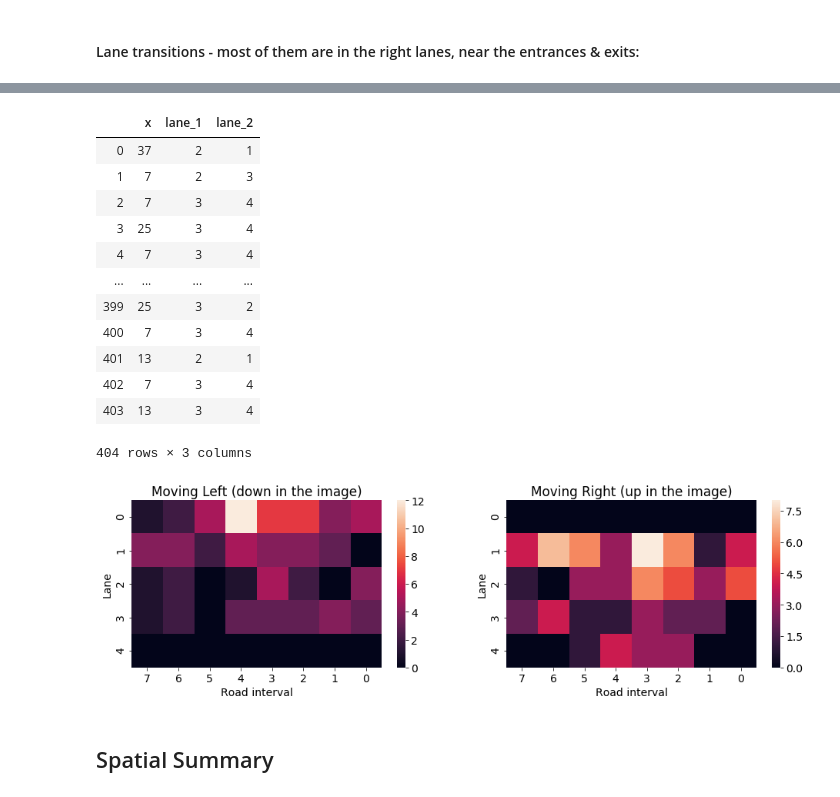
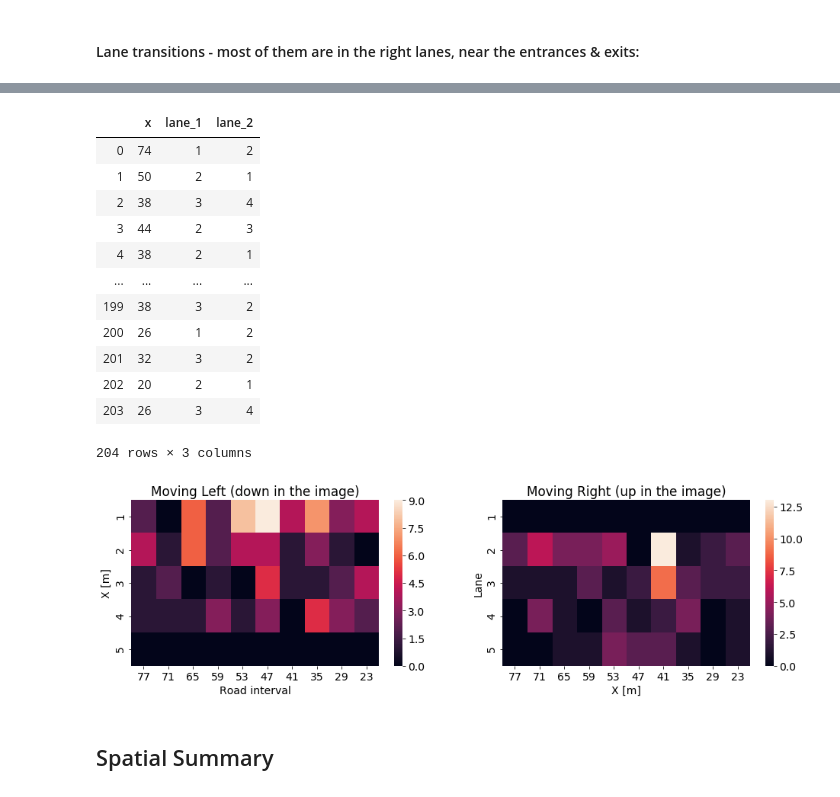
Before and after one commit to ido90/AyalonRoad, a Jupyter notebook: Analyzer/Basic Processing.ipynb, the cells around one changed output, grey strips where cells are left out. Drawn from its saved outputs; the diff is of its cells as text; code cells hidden in the pictures.

```diff
--- a/Analyzer/Basic Processing.ipynb
+++ b/Analyzer/Basic Processing.ipynb
@@ -26,7 +26,7 @@ mpl.rcParams.update({'font.size': 14})
 # %%
 video='20190520_105429'
 # %%
-df, X, Y, S, N, W, H = t.read_video_summary('20190520_105429')
+df, X, Y, S, N, W, H = t.read_video_summary(video, filtered=True)
 # %% [markdown]
 ## Lanes Clustering
 # %%
@@ -112,46 +113,48 @@ for car in lanes.index:
 lane_transitions
 # %% [output]
 |  | x | lane_1 | lane_2 |
-| 0 | 37 | 2 | 1 |
-| 1 | 7 | 2 | 3 |
-| 2 | 7 | 3 | 4 |
-| 3 | 25 | 3 | 4 |
-| 4 | 7 | 3 | 4 |
+| 0 | 74 | 1 | 2 |
+| 1 | 50 | 2 | 1 |
+| 2 | 38 | 3 | 4 |
+| 3 | 44 | 2 | 3 |
+| 4 | 38 | 2 | 1 |
 | ... | ... | ... | ... |
-| 399 | 25 | 3 | 2 |
-| 400 | 7 | 3 | 4 |
-| 401 | 13 | 2 | 1 |
-| 402 | 7 | 3 | 4 |
-| 403 | 13 | 3 | 4 |
+| 199 | 38 | 3 | 2 |
+| 200 | 26 | 1 | 2 |
+| 201 | 32 | 3 | 2 |
+| 202 | 20 | 2 | 1 |
+| 203 | 26 | 3 | 4 |
-404 rows × 3 columns
+204 rows × 3 columns
 # %%
 lane_transitions_d = lane_transitions[lane_transitions.lane_2>lane_transitions.lane_1]
 lane_transitions_u = lane_transitions[lane_transitions.lane_2<lane_transitions.lane_1]
 trans_per_cell_d = np.zeros((5,len(bp.X_REF)))
 trans_per_cell_u = np.zeros((5,len(bp.X_REF)))
 for i,l in enumerate(range(1,6)):
     for j,x0 in enumerate(bp.X_REF):
         trans_per_cell_d[i,j] = ((lane_transitions_d.x==x0) & (lane_transitions_d.lane_1==l)).sum()
         trans_per_cell_u[i,j] = ((lane_transitions_u.x==x0) & (lane_transitions_u.lane_1==l)).sum()
 
 _, axs = plt.subplots(1,2, figsize=(16,4))
 
 ax = axs[0]
-# first x-interval is unreliable due to the bridge; the last is irrelevant because there can be no more transitions after it...
-sns.heatmap(trans_per_cell_d[:,1:-1], ax=ax)
+# last x-interval is irrelevant because there can be no more transitions after it...
+sns.heatmap(trans_per_cell_d[:,:-1],
+            xticklabels=np.array((bp.X_REF[1:]+bp.X_REF[:-1])/2,dtype=int), yticklabels=1+np.arange(5), ax=ax)
 ax.invert_xaxis()
 ax.set_title('Moving Left (down in the image)')
 ax.set_xlabel('Road interval')
-ax.set_ylabel('Lane')
+ax.set_ylabel('X [m]')
 
 ax = axs[1]
-sns.heatmap(trans_per_cell_u[:,1:-1], ax=ax)
+sns.heatmap(trans_per_cell_u[:,:-1],
+            xticklabels=np.array((bp.X_REF[1:]+bp.X_REF[:-1])/2,dtype=int), yticklabels=1+np.arange(5), ax=ax)
 ax.invert_xaxis()
 ax.set_title('Moving Right (up in the image)')
-ax.set_xlabel('Road interval')
+ax.set_xlabel('X [m]')
 ax.set_ylabel('Lane');
 # %% [output]
-[figure, old version]
+[figure, new version]
 # %% [markdown]
 ## Spatial Summary
 # %%
```
Also changed, not shown: parts of 15 cells of this notebook, 7 other files.
